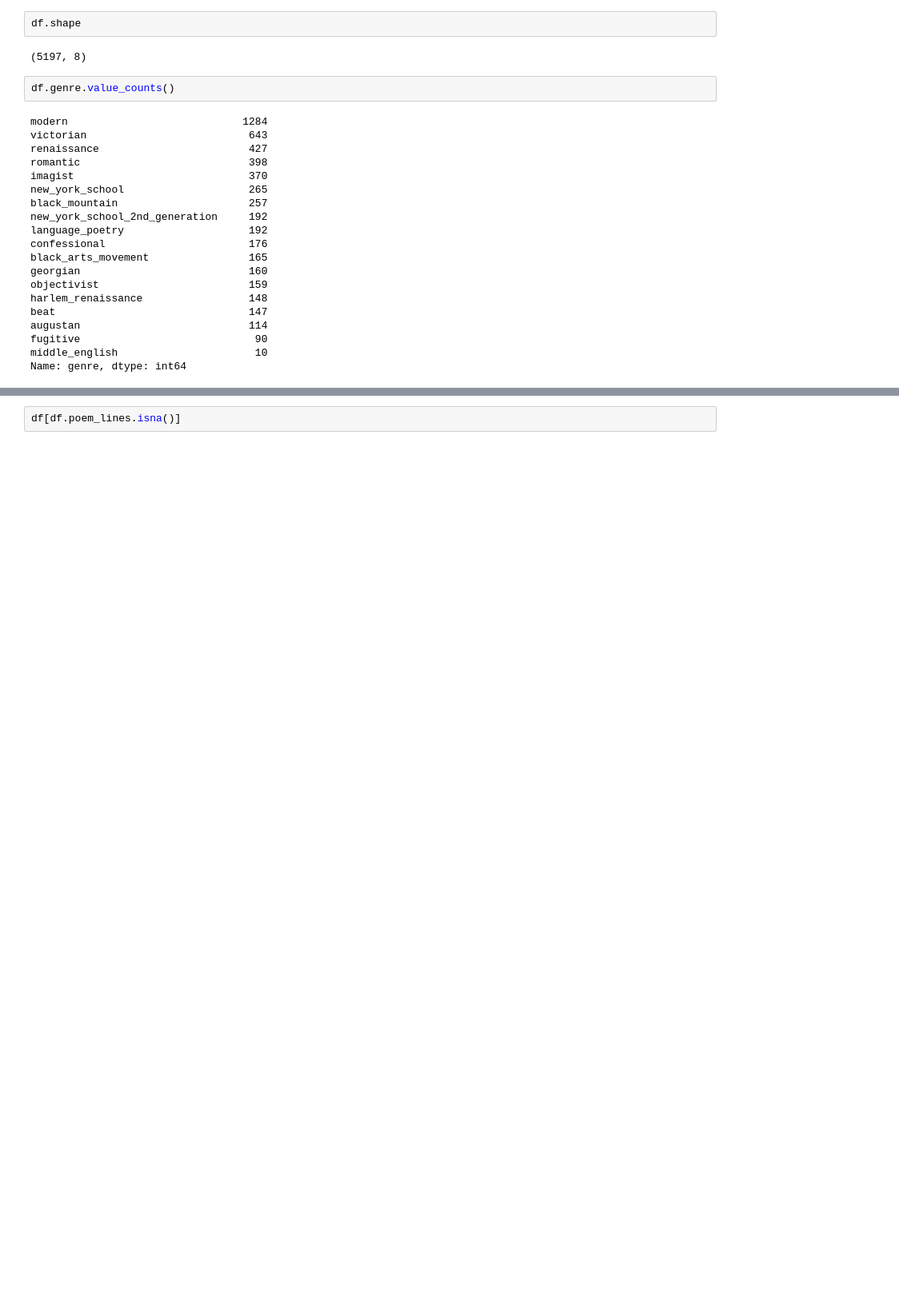
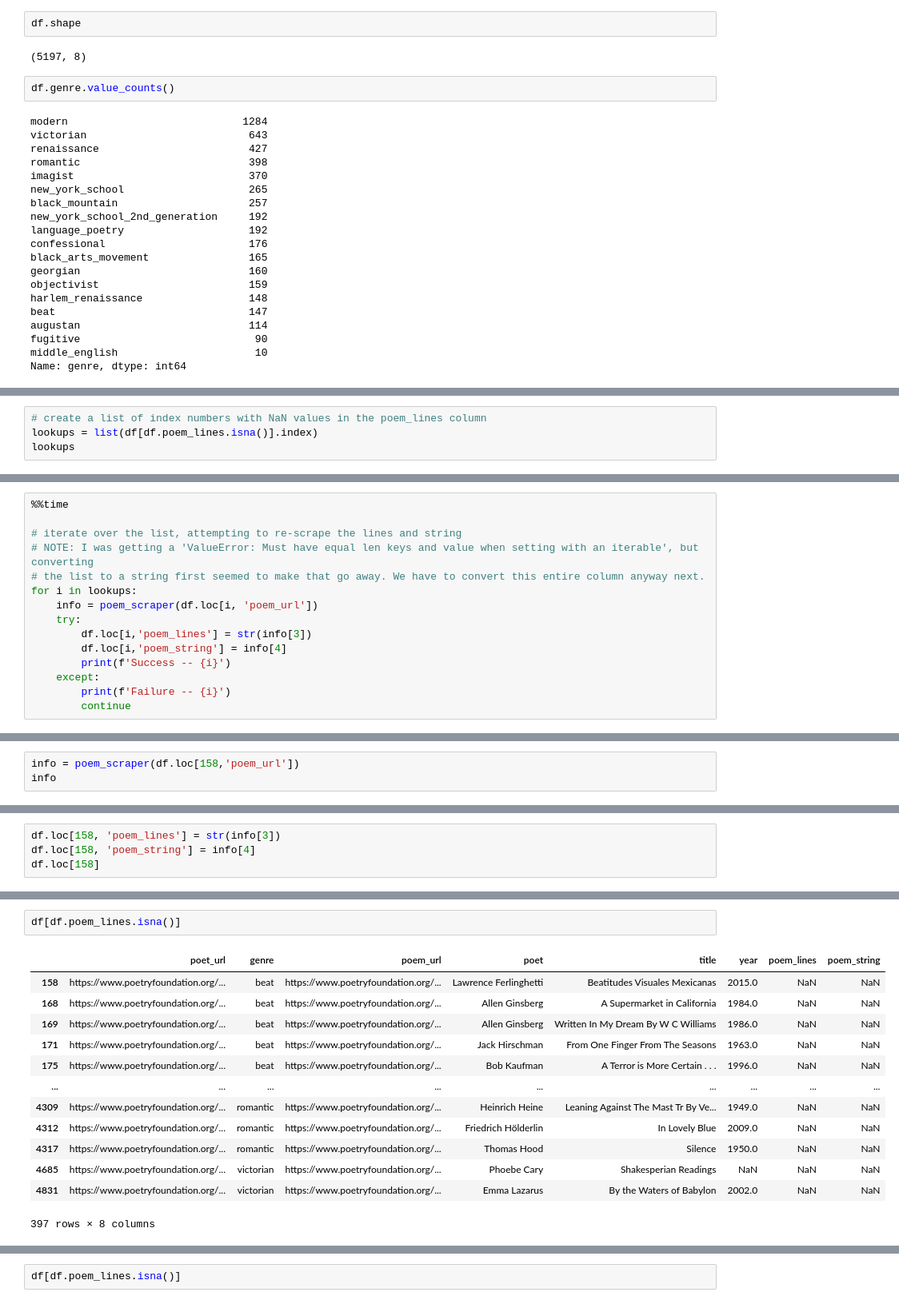
Before and after one commit to p-szymo/poetry_genre_classifier, a Jupyter notebook: webscraping_notebook.ipynb, the cells around one changed output, grey strips where cells are left out. Shown at 80% size. Saved outputs shown, nothing was run; the diff lists cells and outputs as text; blank space fills up the shorter version.

Commit message:
re-scraping certain values

```diff
--- a/webscraping_notebook.ipynb
+++ b/webscraping_notebook.ipynb
@@ -444,0 +321,4 @@ dtype: int64
+# %%
+# create a list of index numbers with NaN values in the poem_lines column
+lookups = list(df[df.poem_lines.isna()].index)
+lookups
@@ -444,0 +343,15 @@ dtype: int64
+# %%
+%%time
+
+# iterate over the list, attempting to re-scrape the lines and string
+# NOTE: I was getting a 'ValueError: Must have equal len keys and value when setting with an iterable', but converting
+# the list to a string first seemed to make that go away. We have to convert this entire column anyway next.
+for i in lookups:
+    info = poem_scraper(df.loc[i, 'poem_url'])
+    try:
+        df.loc[i,'poem_lines'] = str(info[3])
+        df.loc[i,'poem_string'] = info[4]
+        print(f'Success -- {i}')
+    except:
+        print(f'Failure -- {i}')
+        continue
@@ -444,0 +376,3 @@ dtype: int64
+# %%
+info = poem_scraper(df.loc[158,'poem_url'])
+info
@@ -444,0 +395,4 @@ dtype: int64
+# %%
+df.loc[158, 'poem_lines'] = str(info[3])
+df.loc[158, 'poem_string'] = info[4]
+df.loc[158]
@@ -444,0 +423,16 @@ dtype: int64
+# %%
+df[df.poem_lines.isna()]
+# %% [output]
+|  | poet_url | genre | poem_url | poet | title | year | poem_lines | poem_string |
+| 158 | https://www.poetryfoundation.org/... | beat | https://www.poetryfoundation.org/... | Lawrence Ferlinghetti | Beatitudes Visuales Mexicanas | 2015.0 | NaN | NaN |
+| 168 | https://www.poetryfoundation.org/... | beat | https://www.poetryfoundation.org/... | Allen Ginsberg | A Supermarket in California | 1984.0 | NaN | NaN |
+| 169 | https://www.poetryfoundation.org/... | beat | https://www.poetryfoundation.org/... | Allen Ginsberg | Written In My Dream By W C Williams | 1986.0 | NaN | NaN |
+| 171 | https://www.poetryfoundation.org/... | beat | https://www.poetryfoundation.org/... | Jack Hirschman | From One Finger From The Seasons | 1963.0 | NaN | NaN |
+| 175 | https://www.poetryfoundation.org/... | beat | https://www.poetryfoundation.org/... | Bob Kaufman | A Terror is More Certain . . . | 1996.0 | NaN | NaN |
+| ... | ... | ... | ... | ... | ... | ... | ... | ... |
+| 4309 | https://www.poetryfoundation.org/... | romantic | https://www.poetryfoundation.org/... | Heinrich Heine | Leaning Against The Mast Tr By Ve... | 1949.0 | NaN | NaN |
+| 4312 | https://www.poetryfoundation.org/... | romantic | https://www.poetryfoundation.org/... | Friedrich Hölderlin | In Lovely Blue | 2009.0 | NaN | NaN |
+| 4317 | https://www.poetryfoundation.org/... | romantic | https://www.poetryfoundation.org/... | Thomas Hood | Silence | 1950.0 | NaN | NaN |
+| 4685 | https://www.poetryfoundation.org/... | victorian | https://www.poetryfoundation.org/... | Phoebe Cary | Shakesperian Readings | NaN | NaN | NaN |
+| 4831 | https://www.poetryfoundation.org/... | victorian | https://www.poetryfoundation.org/... | Emma Lazarus | By the Waters of Babylon | 2002.0 | NaN | NaN |
+397 rows × 8 columns
```
Also changed, not shown: parts of 42 cells of this notebook, 2 other files.
